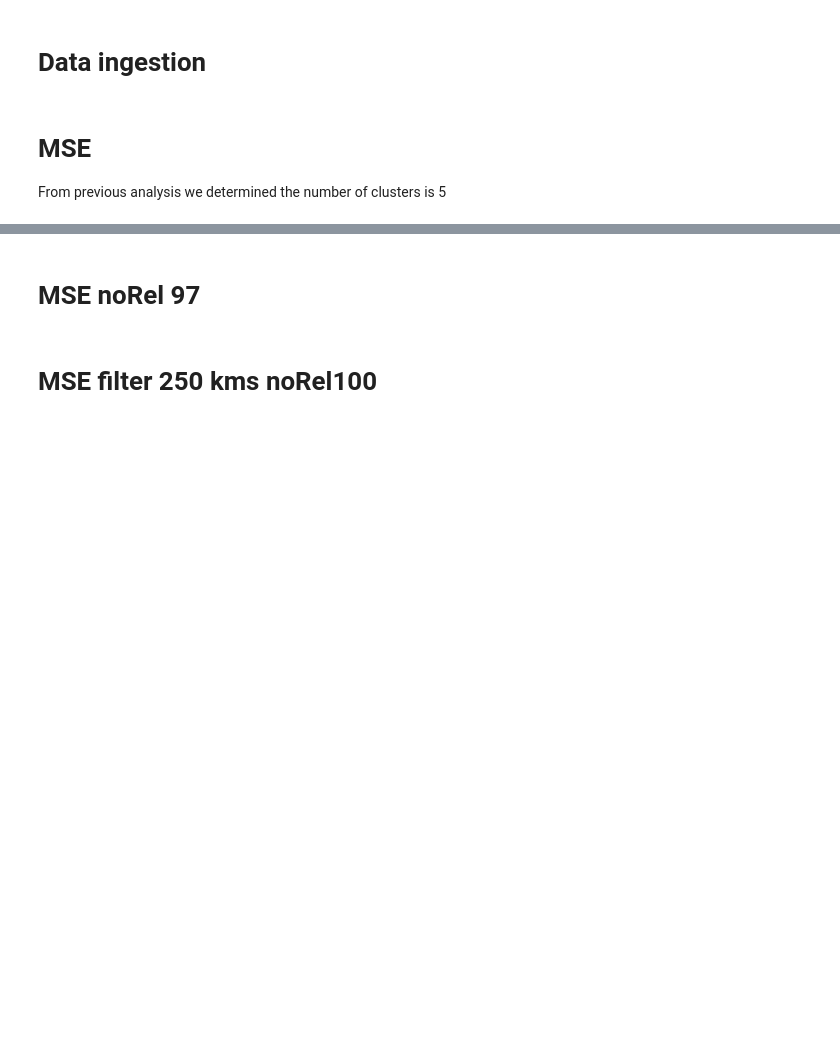
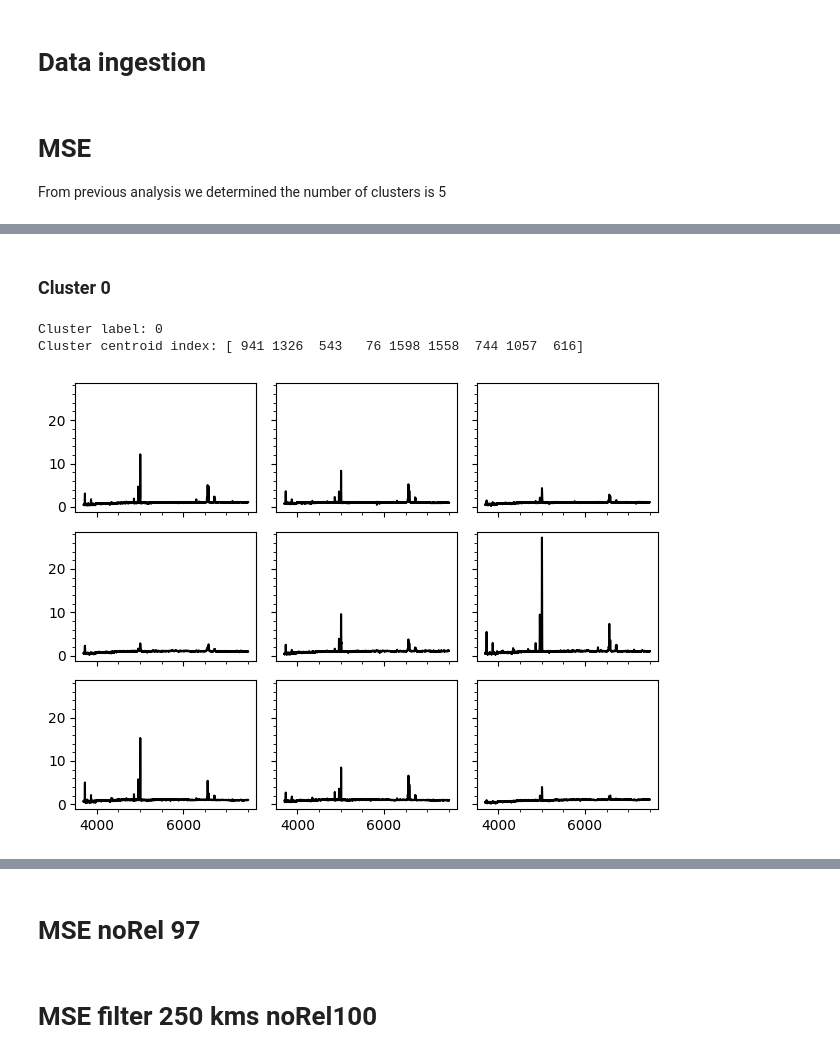
Before and after one commit to ed-ortizm/xai-astronomy, a Jupyter notebook: paper/results/03_03_trends_anomalies_cluster_analysis_MSE.ipynb, the cells around one changed output, grey strips where cells are left out. Cells and saved outputs as stored; diff of their text form; code cells hidden in the pictures; blank space fills up the shorter version.

Commit message:
feature: obtain average spectrum andexplanation weights and centroids per clusters for MSE no rel 100

```diff
--- a/paper/results/03_03_trends_anomalies_cluster_analysis_MSE.ipynb
+++ b/paper/results/03_03_trends_anomalies_cluster_analysis_MSE.ipynb
@@ -56,4 +56,7 @@ anomalies_df = pd.read_csv(
     f"{spectra_dir}/{bin_id}/{score_name}/top_anomalies.csv.gz",
     index_col="specobjid",
 )
+# %%
+norm_abs_weights = np.abs(weights)
+norm_abs_weights /= np.max(norm_abs_weights, axis=1, keepdims=True)
 # %% [markdown]
@@ -91,0 +171,41 @@ Cluster: 4, N. spectra: 941
+# %% [markdown]
+### Cluster 0
+# %%
+label = 0
+centroid_indexes = idx_closest_to_centroid[label]
+
+print(
+    f"Cluster label: {label}\n"
+    f"Cluster centroid index: {centroid_indexes}"
+)
+
+fig, axs = plt.subplots(
+    nrows=3,
+    ncols=3,
+    figsize=None,
+    sharex=True,
+    sharey=True,
+    tight_layout=True,
+)
+
+# set minor ticks on
+for ax in axs.flatten(): ax.minorticks_on()
+
+# plot spectra and explanation weights of centroid
+
+for i, centroid_index in enumerate(centroid_indexes):
+
+    spectrum = spectra_cluster_dict[label][centroid_index]
+    axs[i//3, i%3].plot(wave, spectrum, color="black")
+
+    # weights_close = weights_cluster_dict[label][centroid_index]
+    # axs[1].plot(wave, weights_close, color="black")
+
+# axs[0].set_ylabel("Normalized flux")
+# axs[1].set_ylabel("Explanation weights")
+# axs[1].set_xlabel("$\lambda$ [\AA]")
+# axs[1].set_ylim(0., 1.)
+# %% [output]
+Cluster label: 0
+Cluster centroid index: [ 941 1326  543   76 1598 1558  744 1057  616]
+[figure, added]
```
Also changed, not shown: parts of 37 cells of this notebook, 1 other file.
